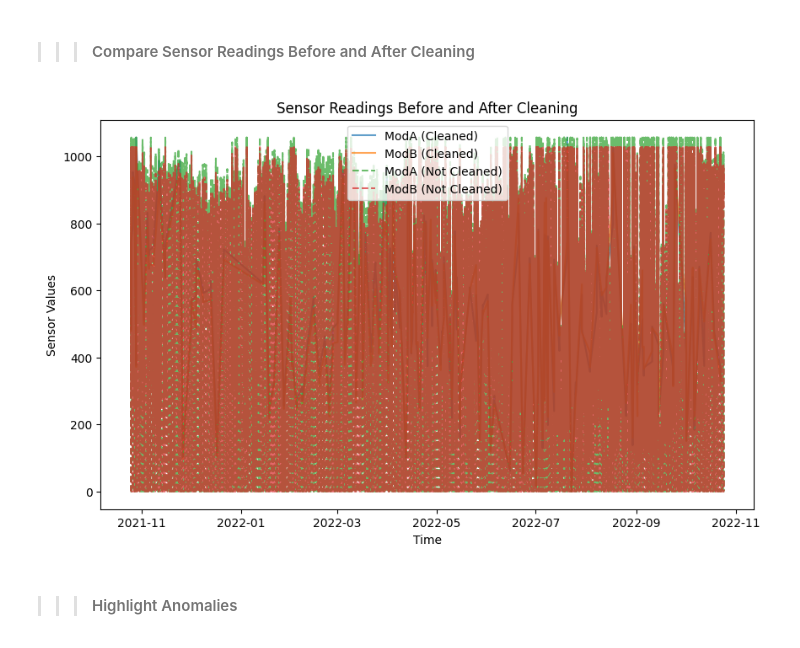
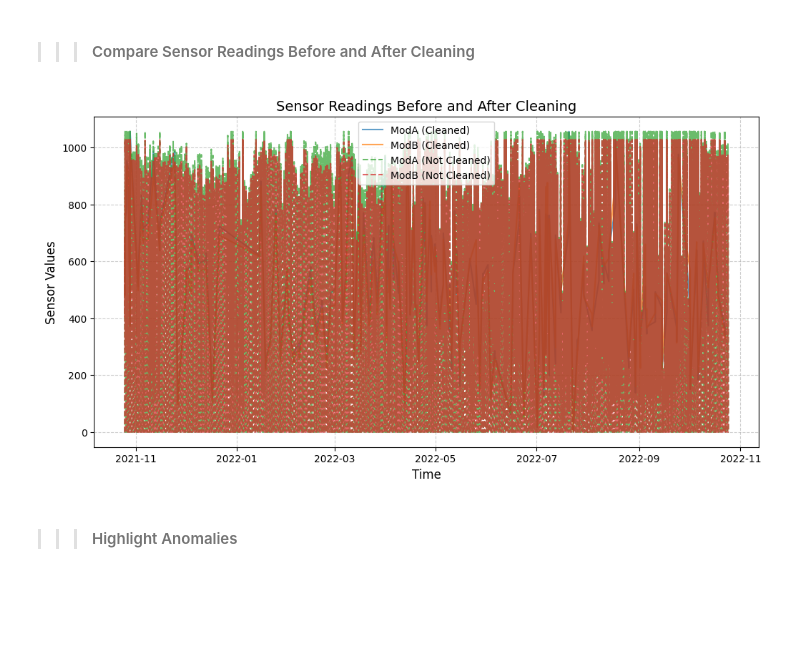
Before and after one commit to naolatomsa/MoonLight-Energy-Solutions-, a Jupyter notebook: notebooks/togoDapaongQc.ipynb, the cells around one changed output. Cells and saved outputs as stored; diff of their text form; code cells hidden in the pictures; blank space fills up the shorter version.

Commit message:
replace every analysis with function

```diff
--- a/notebooks/togoDapaongQc.ipynb
+++ b/notebooks/togoDapaongQc.ipynb
@@ -220,2 +170,7 @@ data = removeOutliers(data, numericColumns, exclude_column="Cleaning")
+# %%
+from scripts.removeOutliers import remove_outliers
+
+# Exclude the 'Cleaning' column while processing all numeric columns
+data = remove_outliers(data, exclude_columns=['Cleaning'])
 # %% [markdown]
 >> ### Graph after Outliers Removed
@@ -310,16 +255,3 @@ count  525600.000000  525600.000000  525600.000000  525600.000000
 max       980.000000            0.0
 # %% [markdown]
 >> ### Replace negative values with zero
-# %%
-# Columns to clean
-columnsToClean = ['GHI']
-
-# Step 1: Replace negative values with zero
-data[columnsToClean] = data[columnsToClean].apply(lambda col: col.map(lambda x: max(x, 0)))
-
-# Step 2: Validate the changes
-# Confirm no negative values remain
-print((data[columnsToClean] < 0).sum())  # Should return 0 for all columns
-
-# Summarize the cleaned data
-print(data[columnsToClean].describe())
@@ -338,11 +281,8 @@ max      1109.300000
 # %% [markdown]
 >> ## Time Series Analysis:
-# %%
-# Convert 'Timestamp' column to datetime object
-data['Timestamp'] = pd.to_datetime(data['Timestamp'])
-
-# Add columns for month and hour for analysis
-data['Month'] = data['Timestamp'].dt.month
-data['Hour'] = data['Timestamp'].dt.hour
+# %%
+from scripts.timeSeriesAnalysisMonthlyAndDailyTrend import preprocess_timestamp
+
+data = preprocess_timestamp(data)
 # %% [markdown]
 >>> #### plot by monthly trend
@@ -377,22 +303,9 @@ plt.show()
 # %% [markdown]
 >>> #### Compare Sensor Readings Before and After Cleaning
-# %%
-# Separate data into cleaned and uncleaned periods
-cleaned = data[data['Cleaning'] == 1]
-not_cleaned = data[data['Cleaning'] == 0]
-
-# Plot sensor readings
-plt.figure(figsize=(10, 6))
-plt.plot(cleaned['Timestamp'], cleaned['ModA'], label='ModA (Cleaned)', alpha=0.7)
-plt.plot(cleaned['Timestamp'], cleaned['ModB'], label='ModB (Cleaned)', alpha=0.7)
-plt.plot(not_cleaned['Timestamp'], not_cleaned['ModA'], label='ModA (Not Cleaned)', linestyle='--', alpha=0.7)
-plt.plot(not_cleaned['Timestamp'], not_cleaned['ModB'], label='ModB (Not Cleaned)', linestyle='--', alpha=0.7)
-plt.title('Sensor Readings Before and After Cleaning')
-plt.xlabel('Time')
-plt.ylabel('Sensor Values')
-plt.legend()
-plt.show()
-# %% [output]
-[figure, removed]
+# %%
+from scripts.compareSensorReading import plot_sensor_readings
+plot_sensor_readings(data, timestamp_col='Timestamp', cleaning_col='Cleaning', mod_a_col='ModA', mod_b_col='ModB')
+# %% [output]
+[figure, added]
 # %% [markdown]
 >>> #### Highlight Anomalies
```
Also changed, not shown: parts of 24 cells of this notebook, 13 other files.
